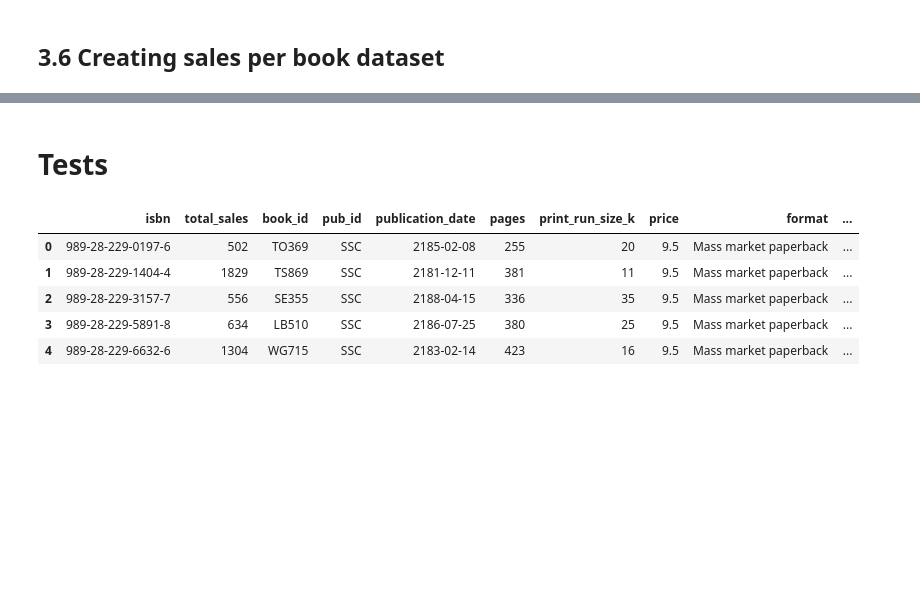
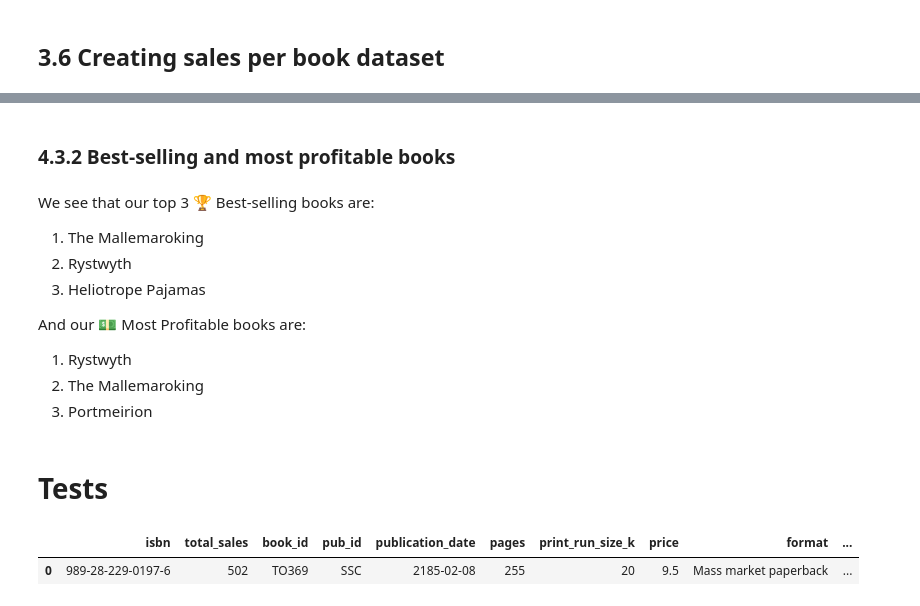
Before and after one commit to jvictorjordao/Projeto-BiblioTech-Insights, a Jupyter notebook: EDA.ipynb, the cells around one changed output, grey strips where cells are left out. Drawn from its saved outputs; the diff is of its cells as text; code cells hidden in the pictures; blank space fills up the shorter version.

```diff
--- a/EDA.ipynb
+++ b/EDA.ipynb
@@ -359,0 +499,2 @@ fig.show()
+# %% [markdown]
+### 4.3.2 Best-selling and most profitable books
@@ -360,11 +505,19 @@ fig.show()
+# %% [markdown]
+We see that our top 3 🏆 Best-selling books are:
+
+1. The Mallemaroking
+2. Rystwyth
+3. Heliotrope Pajamas
+
+And our 💵 Most Profitable books are:
+
+1. Rystwyth
+2. The Mallemaroking
+3. Portmeirion
 # %% [markdown]
 # Tests
 # %%
-sales_total.head()
+sales_total.head(1)
 # %% [output]
 |  | isbn | total_sales | book_id | pub_id | publication_date | pages | print_run_size_k | price | format | ... |
 | 0 | 989-28-229-0197-6 | 502 | TO369 | SSC | 2185-02-08 | 255 | 20 | 9.5 | Mass market paperback | ... |
-| 1 | 989-28-229-1404-4 | 1829 | TS869 | SSC | 2181-12-11 | 381 | 11 | 9.5 | Mass market paperback | ... |
-| 2 | 989-28-229-3157-7 | 556 | SE355 | SSC | 2188-04-15 | 336 | 35 | 9.5 | Mass market paperback | ... |
-| 3 | 989-28-229-5891-8 | 634 | LB510 | SSC | 2186-07-25 | 380 | 25 | 9.5 | Mass market paperback | ... |
-| 4 | 989-28-229-6632-6 | 1304 | WG715 | SSC | 2183-02-14 | 423 | 16 | 9.5 | Mass market paperback | ... |
```
Also changed, not shown: parts of 36 cells of this notebook, 1 other file.
